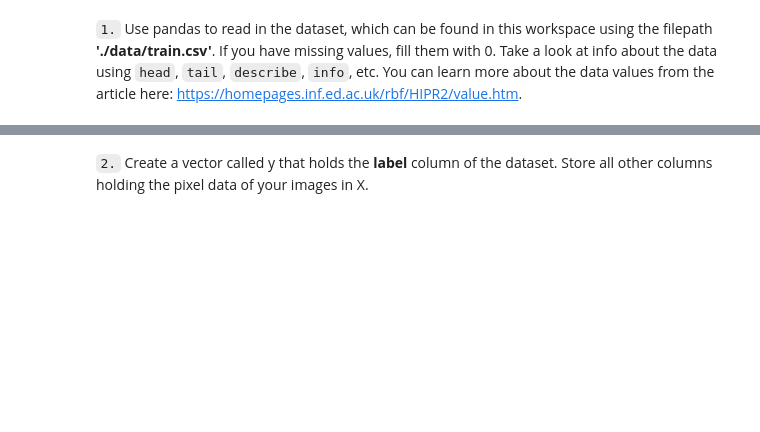
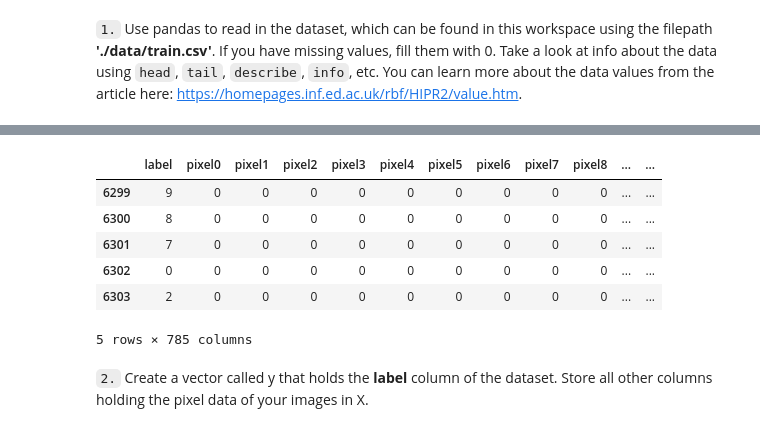
Before and after one commit to D5mit/Udacity_Data_Science, a Jupyter notebook: Unsupervised_Learning/PCA/PCA_1.ipynb, the cells around one changed output, grey strips where cells are left out. Cells and saved outputs as stored; diff of their text form; code cells hidden in the pictures; blank space fills up the shorter version.

```diff
--- a/Unsupervised_Learning/PCA/PCA_1.ipynb
+++ b/Unsupervised_Learning/PCA/PCA_1.ipynb
@@ -28,2 +49,12 @@ ModuleNotFoundError: No module named 'test_code'
+# %%
+data.tail()
+# %% [output]
+|  | label | pixel0 | pixel1 | pixel2 | pixel3 | pixel4 | pixel5 | pixel6 | pixel7 | pixel8 | ... | ... |
+| 6299 | 9 | 0 | 0 | 0 | 0 | 0 | 0 | 0 | 0 | 0 | ... | ... |
+| 6300 | 8 | 0 | 0 | 0 | 0 | 0 | 0 | 0 | 0 | 0 | ... | ... |
+| 6301 | 7 | 0 | 0 | 0 | 0 | 0 | 0 | 0 | 0 | 0 | ... | ... |
+| 6302 | 0 | 0 | 0 | 0 | 0 | 0 | 0 | 0 | 0 | 0 | ... | ... |
+| 6303 | 2 | 0 | 0 | 0 | 0 | 0 | 0 | 0 | 0 | 0 | ... | ... |
+5 rows × 785 columns
 # %% [markdown]
 `2.` Create a vector called y that holds the **label** column of the dataset.  Store all other columns holding the pixel data of your images in X.
```
Also changed, not shown: parts of 16 cells of this notebook, 1 other file.
